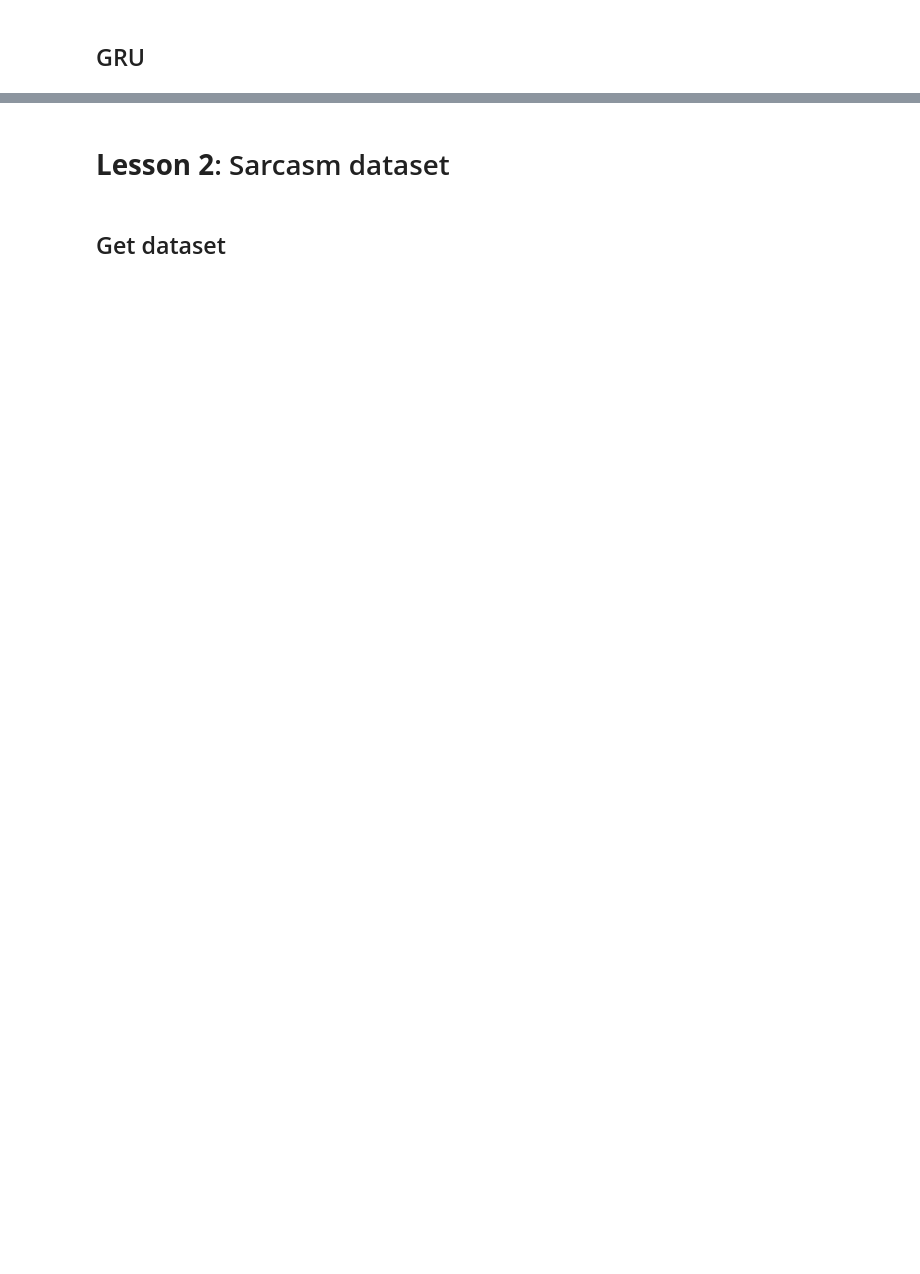
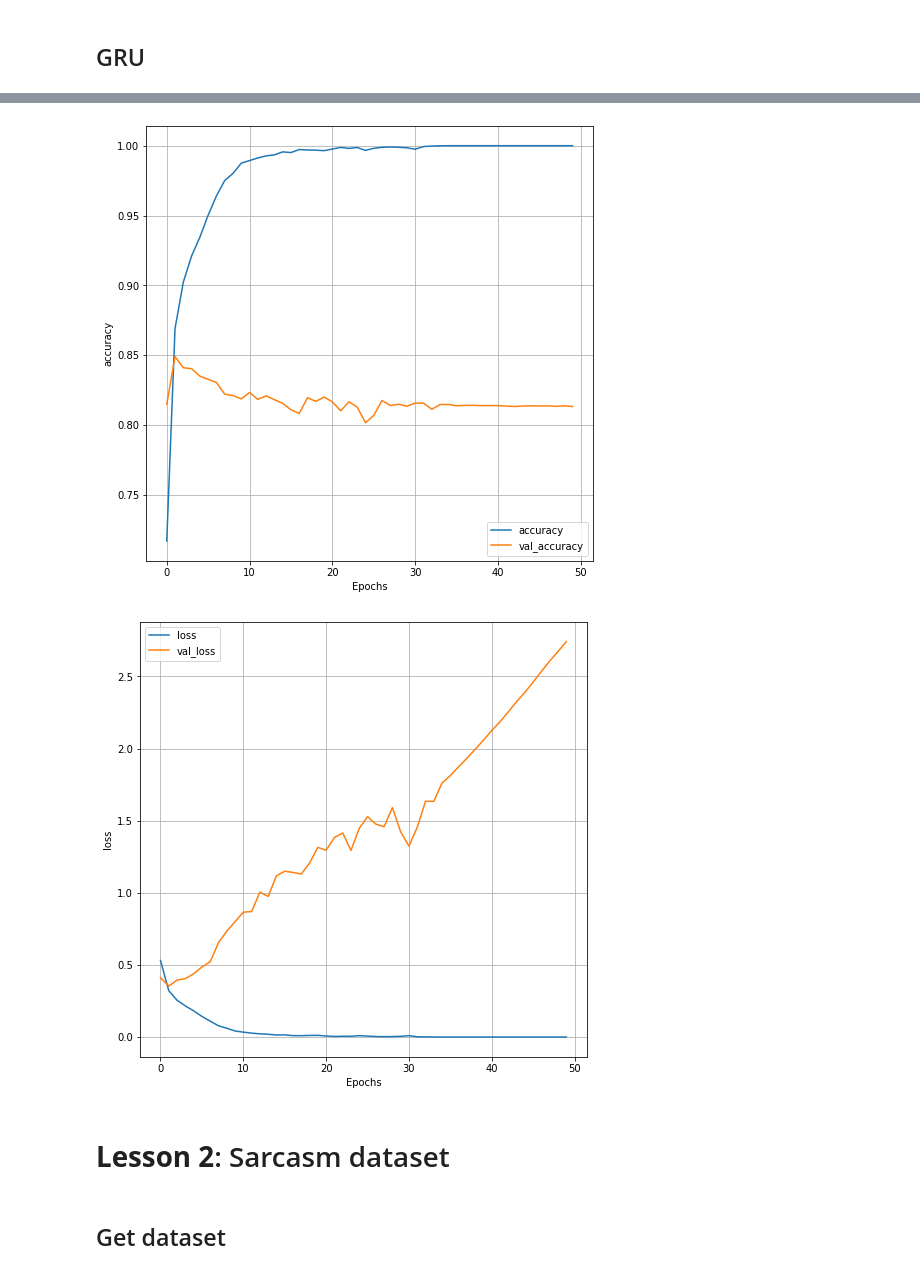
Before and after one commit to aaBadri/nlp-tf, a Jupyter notebook: week3/week3_examples.ipynb, the cells around one changed output, grey strips where cells are left out. Cells and saved outputs as stored; diff of their text form; code cells hidden in the pictures; blank space fills up the shorter version.

```diff
--- a/week3/week3_examples.ipynb
+++ b/week3/week3_examples.ipynb
@@ -70,0 +236,21 @@ plot_graphs(history, "loss")
+# %%
+imdb, info = tfds.load("imdb_reviews", with_info=True, as_supervised=True)
+
+train_data, test_data = imdb['train'], imdb['test']
+
+training_sentences = []
+training_labels = []
+
+testing_sentences = []
+testing_labels = []
+
+for s,l in train_data:
+  training_sentences.append(str(s.numpy()))
+  training_labels.append(l.numpy())
+
+for s,l in test_data:
+  testing_sentences.append(str(s.numpy()))
+  testing_labels.append(l.numpy())
+
+training_labels_final = np.array(training_labels)
+testing_labels_final = np.array(testing_labels)
@@ -70,0 +267,18 @@ plot_graphs(history, "loss")
+# %%
+tokenizer = Tokenizer(num_words = vocab_size, oov_token=oov_tok)
+tokenizer.fit_on_texts(training_sentences)
+word_index = tokenizer.word_index
+sequences = tokenizer.texts_to_sequences(training_sentences)
+padded = pad_sequences(sequences,maxlen=max_length, truncating=trunc_type)
+
+testing_sequences = tokenizer.texts_to_sequences(testing_sentences)
+testing_padded = pad_sequences(testing_sequences,maxlen=max_length)
+# %%
+model = tf.keras.Sequential([
+    tf.keras.layers.Embedding(vocab_size, embedding_dim, input_length=max_length),
+    tf.keras.layers.Bidirectional(tf.keras.layers.GRU(32)),
+    tf.keras.layers.Dense(6, activation='relu'),
+    tf.keras.layers.Dense(1, activation='sigmoid')
+])
+model.compile(loss='binary_crossentropy',optimizer='adam',metrics=['accuracy'])
+model.summary()
@@ -70,0 +302,2 @@ plot_graphs(history, "loss")
+# %%
+history = model.fit(padded, training_labels_final, epochs=50, validation_data=(testing_padded, testing_labels_final))
@@ -71,3 +322,9 @@ plot_graphs(history, "loss")
+# %%
+plot_graphs(history, "accuracy")
+plot_graphs(history, "loss")
+# %% [output]
+[figure, added]
+[figure, added]
 # %% [markdown]
 # **Lesson 2**: Sarcasm dataset
 # %% [markdown]
```
Also changed, not shown: parts of 31 cells of this notebook.
